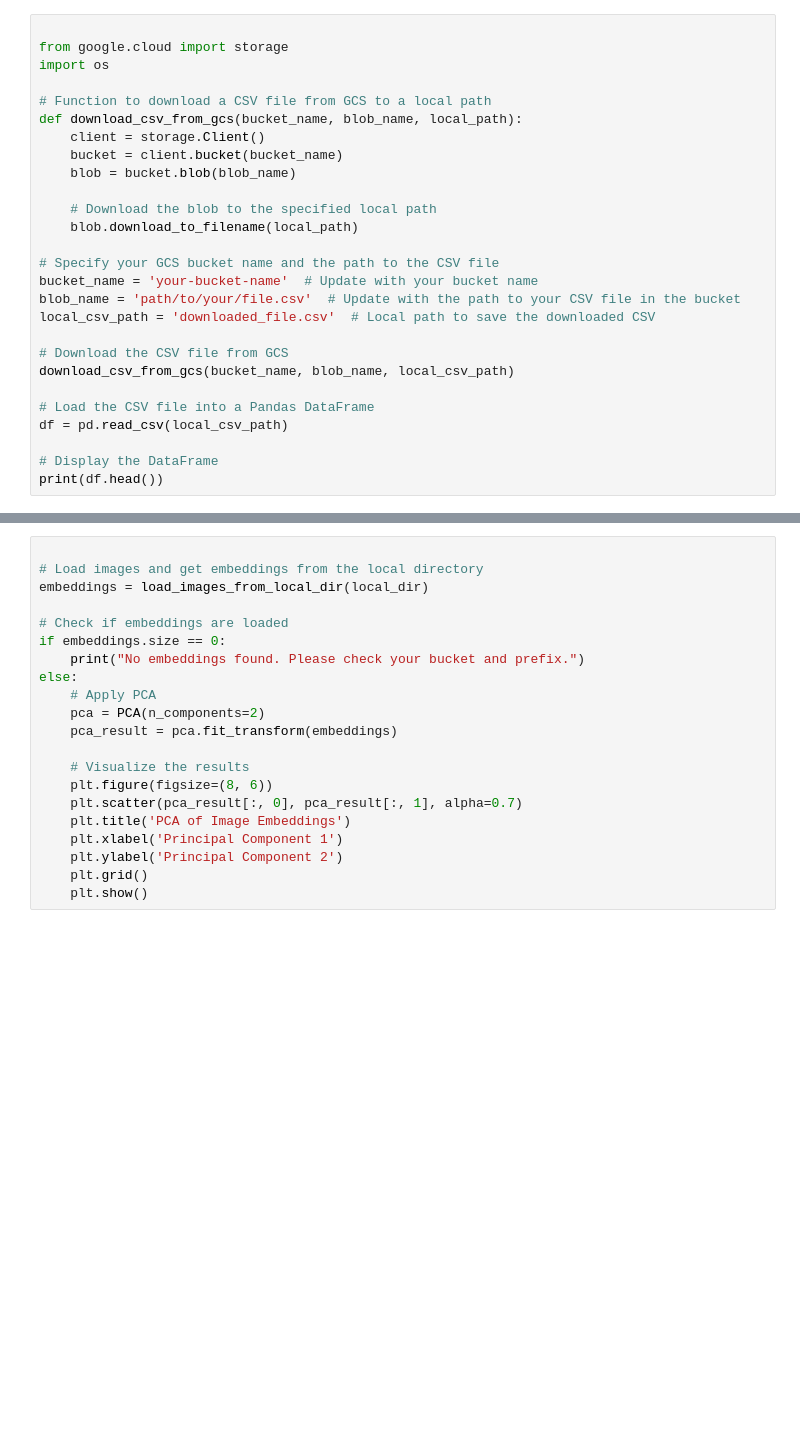
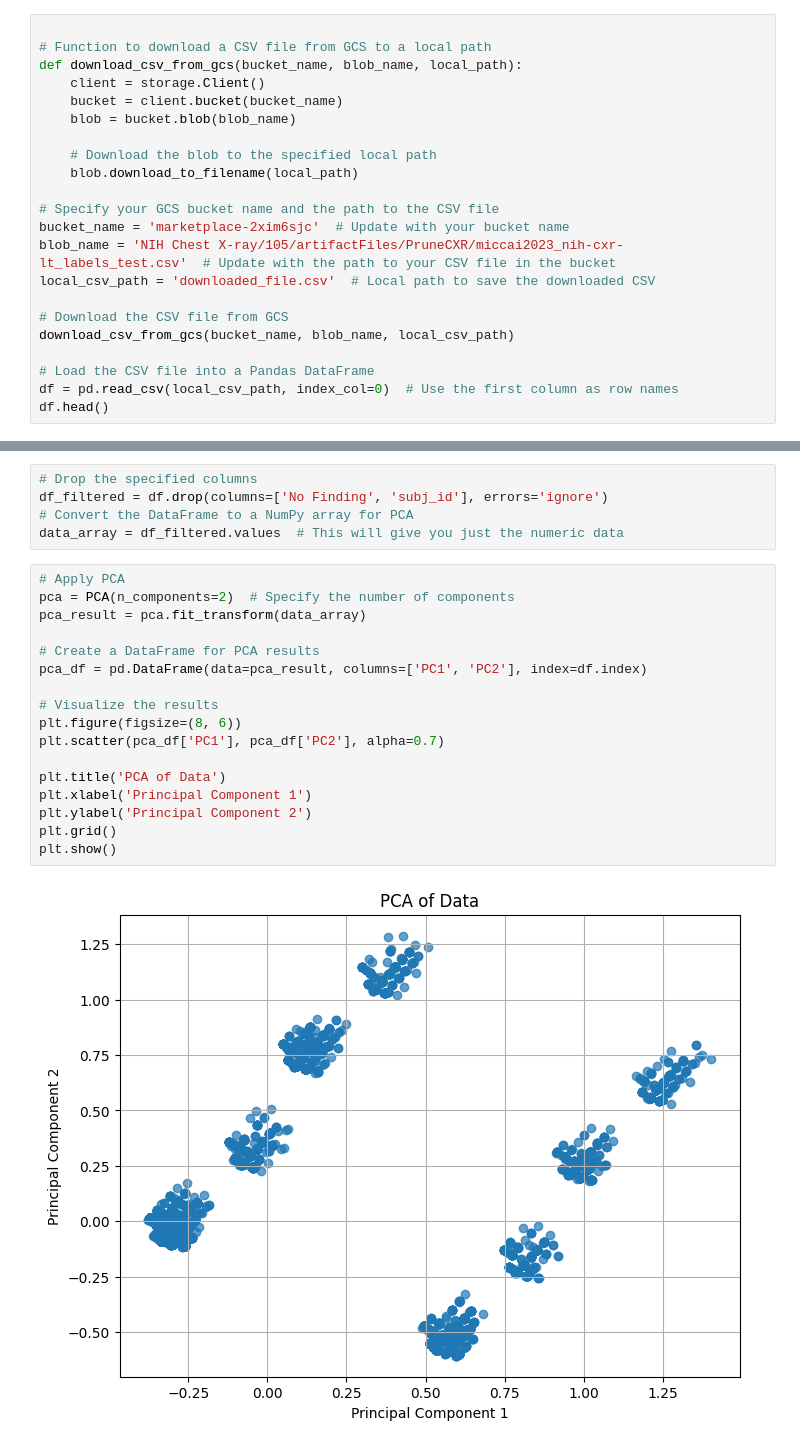
Before and after one commit to TuanDTr/predictive-panthers, a Jupyter notebook: ch15.ipynb, the cells around one changed output, grey strips where cells are left out. Saved outputs shown, nothing was run; the diff lists cells and outputs as text; blank space fills up the shorter version.

```diff
--- a/ch15.ipynb
+++ b/ch15.ipynb
@@ -10,9 +9,6 @@ from io import BytesIO
 from sklearn.decomposition import PCA
 from skimage.transform import resize
 # %%
-
-from google.cloud import storage
-import os
 
 # Function to download a CSV file from GCS to a local path
 def download_csv_from_gcs(bucket_name, blob_name, local_path):
@@ -24,15 +20,13 @@ def download_csv_from_gcs(bucket_name, blob_name, local_path):
     blob.download_to_filename(local_path)
 
 # Specify your GCS bucket name and the path to the CSV file
-bucket_name = 'your-bucket-name'  # Update with your bucket name
-blob_name = 'path/to/your/file.csv'  # Update with the path to your CSV file in the bucket
+bucket_name = 'marketplace-2xim6sjc'  # Update with your bucket name
+blob_name = 'NIH Chest X-ray/105/artifactFiles/PruneCXR/miccai2023_nih-cxr-lt_labels_test.csv'  # Update with the path to your CSV file in the bucket
 local_csv_path = 'downloaded_file.csv'  # Local path to save the downloaded CSV
 
 # Download the CSV file from GCS
 download_csv_from_gcs(bucket_name, blob_name, local_csv_path)
 
 # Load the CSV file into a Pandas DataFrame
-df = pd.read_csv(local_csv_path)
-
-# Display the DataFrame
-print(df.head())
+df = pd.read_csv(local_csv_path, index_col=0)  # Use the first column as row names
+df.head()
@@ -80,21 +42,24 @@ download_folder_from_gcs(bucket_name, prefix, local_dir)
+# %%
+# Drop the specified columns
+df_filtered = df.drop(columns=['No Finding', 'subj_id'], errors='ignore')
+# Convert the DataFrame to a NumPy array for PCA
+data_array = df_filtered.values  # This will give you just the numeric data
 # %%
+# Apply PCA
+pca = PCA(n_components=2)  # Specify the number of components
+pca_result = pca.fit_transform(data_array)
 
-# Load images and get embeddings from the local directory
-embeddings = load_images_from_local_dir(local_dir)
+# Create a DataFrame for PCA results
+pca_df = pd.DataFrame(data=pca_result, columns=['PC1', 'PC2'], index=df.index)
 
-# Check if embeddings are loaded
-if embeddings.size == 0:
-    print("No embeddings found. Please check your bucket and prefix.")
-else:
-    # Apply PCA
-    pca = PCA(n_components=2)
-    pca_result = pca.fit_transform(embeddings)
+# Visualize the results
+plt.figure(figsize=(8, 6))
+plt.scatter(pca_df['PC1'], pca_df['PC2'], alpha=0.7)
 
-    # Visualize the results
-    plt.figure(figsize=(8, 6))
-    plt.scatter(pca_result[:, 0], pca_result[:, 1], alpha=0.7)
-    plt.title('PCA of Image Embeddings')
-    plt.xlabel('Principal Component 1')
-    plt.ylabel('Principal Component 2')
-    plt.grid()
-    plt.show()
+plt.title('PCA of Data')
+plt.xlabel('Principal Component 1')
+plt.ylabel('Principal Component 2')
+plt.grid()
+plt.show()
+# %% [output]
+[figure, added]
```
Also changed, not shown: parts of 5 cells of this notebook.
